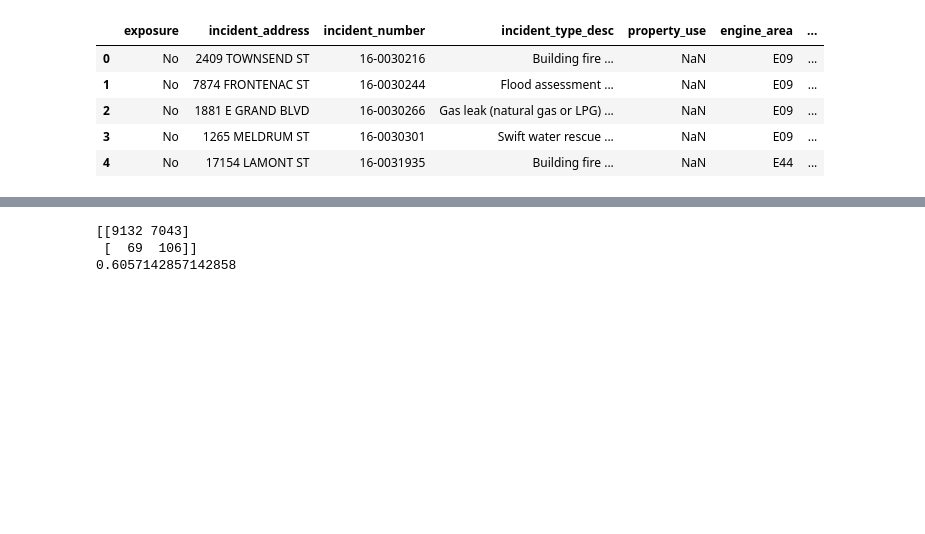
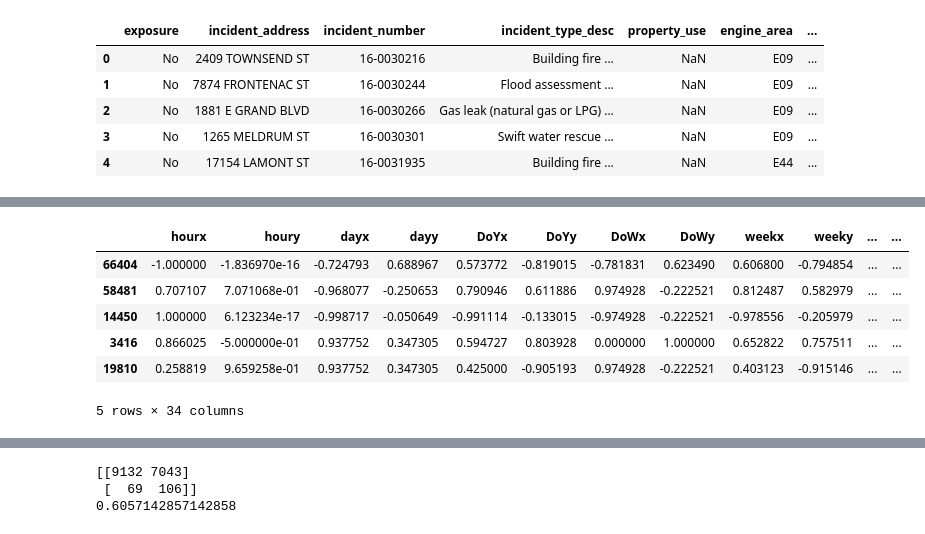
Before and after one commit to aheldrich14/FireIncidents, a Jupyter notebook: FireIncidents.ipynb, the cells around one changed output, grey strips where cells are left out. Drawn from its saved outputs; the diff is of its cells as text; code cells hidden in the pictures; blank space fills up the shorter version.

```diff
--- a/FireIncidents.ipynb
+++ b/FireIncidents.ipynb
@@ -249,0 +269,10 @@ Y_train = Y_train_pos.append(Y_train_neg)
+# %%
+X_train.head()
+# %% [output]
+|  | hourx | houry | dayx | dayy | DoYx | DoYy | DoWx | DoWy | weekx | weeky | ... | ... |
+| 66404 | -1.000000 | -1.836970e-16 | -0.724793 | 0.688967 | 0.573772 | -0.819015 | -0.781831 | 0.623490 | 0.606800 | -0.794854 | ... | ... |
+| 58481 | 0.707107 | 7.071068e-01 | -0.968077 | -0.250653 | 0.790946 | 0.611886 | 0.974928 | -0.222521 | 0.812487 | 0.582979 | ... | ... |
+| 14450 | 1.000000 | 6.123234e-17 | -0.998717 | -0.050649 | -0.991114 | -0.133015 | -0.974928 | -0.222521 | -0.978556 | -0.205979 | ... | ... |
+| 3416 | 0.866025 | -5.000000e-01 | 0.937752 | 0.347305 | 0.594727 | 0.803928 | 0.000000 | 1.000000 | 0.652822 | 0.757511 | ... | ... |
+| 19810 | 0.258819 | 9.659258e-01 | 0.937752 | 0.347305 | 0.425000 | -0.905193 | 0.974928 | -0.222521 | 0.403123 | -0.915146 | ... | ... |
+5 rows × 34 columns
```
Also changed, not shown: parts of 51 cells of this notebook, 7 other files.
